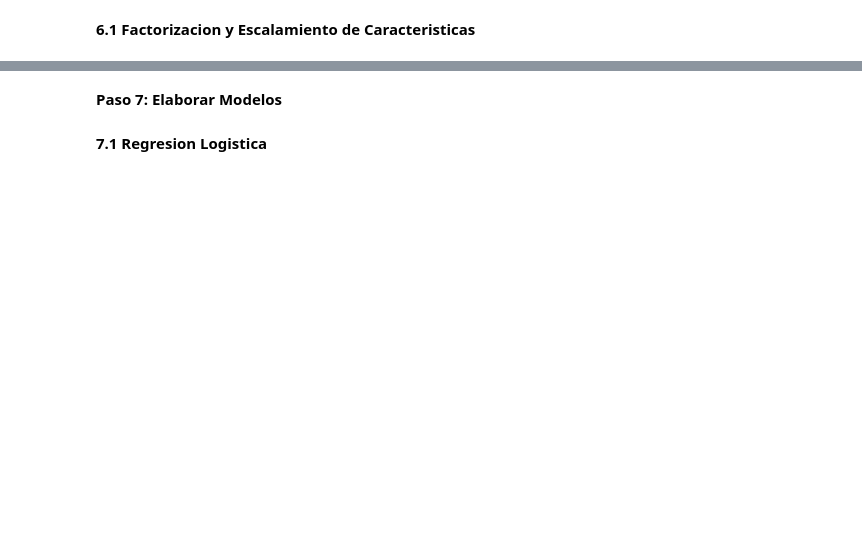
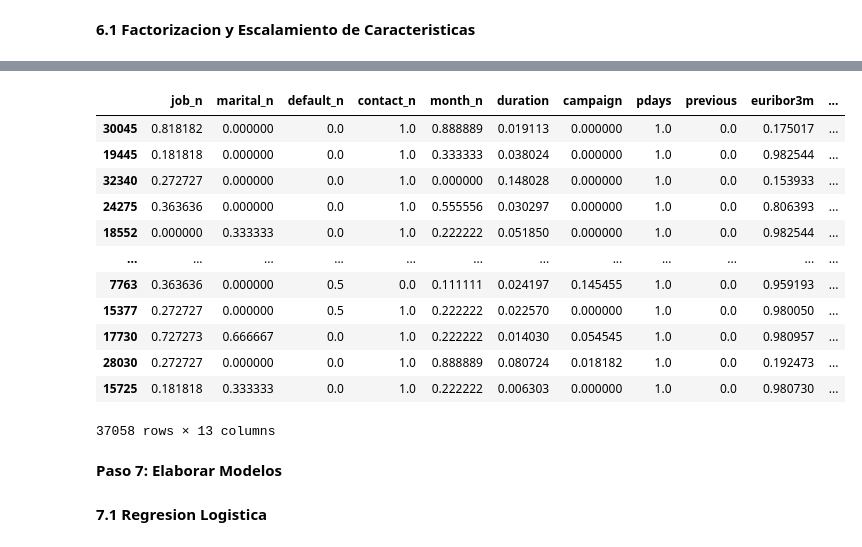
Before and after one commit to jilemp/machine-learning-python-template, a Jupyter notebook: src/logistic_regression_project_tutorial.ipynb, the cells around one changed output, grey strips where cells are left out. Drawn from its saved outputs; the diff is of its cells as text; code cells hidden in the pictures; blank space fills up the shorter version.

```diff
--- a/src/logistic_regression_project_tutorial.ipynb
+++ b/src/logistic_regression_project_tutorial.ipynb
@@ -490,0 +469,19 @@ X
+# %%
+#factorizacion de variables categoricas
+for var in categorical_vars:
+    df[var+'_n'] = pd.factorize(df[var])[0]
+
+#identificar variables numericas
+numerical_vars = []
+
+for col in df.columns:
+    if df[col].dtype == 'float' or df[col].dtype == 'int':
+        numerical_vars.append(col)
+
+scaler = MinMaxScaler()
+
+#escalamiento minmax
+scaled_features = scaler.fit_transform(df[numerical_vars])
+df_scaled = pd.DataFrame(scaled_features, index = df.index, columns = numerical_vars)
+
+df_scaled
@@ -491,9 +502,8 @@ X
 # %%
+#division en train y test
+X = df_scaled.drop('y_n', axis=1)
+y = df_scaled['y_n']
+
 X_train, X_test, y_train, y_test = train_test_split(X,y, test_size  = 0.1, random_state=123)
-
-#escalamiento minmax
-scaler = MinMaxScaler()
-X_train_scaled = scaler.fit_transform(X_train)
-X_test_scaled = scaler.transform(X_test)
-X_train_scaled
+X_train
 # %% [output]
@@ -508,3 +523,26 @@ array([[0.        , 0.        , 0.33333333, 0.175017  , 0.51228733],
+# %%
+#seleccion de caracteristicas identificadas
+selected_feats = ['job_n', 'marital_n', 'default_n', 'contact_n', 'month_n', 'duration',
+     'campaign', 'pdays', 'previous', 'euribor3m', 'emp.var.rate', 'nr.employed',
+     'poutcome_n']
+
+X_train_sel = X_train[selected_feats]
+X_test_sel = X_test[selected_feats]
+X_train_sel
+# %% [output]
+|  | job_n | marital_n | default_n | contact_n | month_n | duration | campaign | pdays | previous | euribor3m | ... |
+| 30045 | 0.818182 | 0.000000 | 0.0 | 1.0 | 0.888889 | 0.019113 | 0.000000 | 1.0 | 0.0 | 0.175017 | ... |
+| 19445 | 0.181818 | 0.000000 | 0.0 | 1.0 | 0.333333 | 0.038024 | 0.000000 | 1.0 | 0.0 | 0.982544 | ... |
+| 32340 | 0.272727 | 0.000000 | 0.0 | 1.0 | 0.000000 | 0.148028 | 0.000000 | 1.0 | 0.0 | 0.153933 | ... |
+| 24275 | 0.363636 | 0.000000 | 0.0 | 1.0 | 0.555556 | 0.030297 | 0.000000 | 1.0 | 0.0 | 0.806393 | ... |
+| 18552 | 0.000000 | 0.333333 | 0.0 | 1.0 | 0.222222 | 0.051850 | 0.000000 | 1.0 | 0.0 | 0.982544 | ... |
+| ... | ... | ... | ... | ... | ... | ... | ... | ... | ... | ... | ... |
+| 7763 | 0.363636 | 0.000000 | 0.5 | 0.0 | 0.111111 | 0.024197 | 0.145455 | 1.0 | 0.0 | 0.959193 | ... |
+| 15377 | 0.272727 | 0.000000 | 0.5 | 1.0 | 0.222222 | 0.022570 | 0.000000 | 1.0 | 0.0 | 0.980050 | ... |
+| 17730 | 0.727273 | 0.666667 | 0.0 | 1.0 | 0.222222 | 0.014030 | 0.054545 | 1.0 | 0.0 | 0.980957 | ... |
+| 28030 | 0.272727 | 0.000000 | 0.0 | 1.0 | 0.888889 | 0.080724 | 0.018182 | 1.0 | 0.0 | 0.192473 | ... |
+| 15725 | 0.181818 | 0.333333 | 0.0 | 1.0 | 0.222222 | 0.006303 | 0.000000 | 1.0 | 0.0 | 0.980730 | ... |
+37058 rows × 13 columns
 # %% [markdown]
 **Paso 7: Elaborar Modelos**
 # %% [markdown]
```
Also changed, not shown: parts of 11 cells of this notebook.
